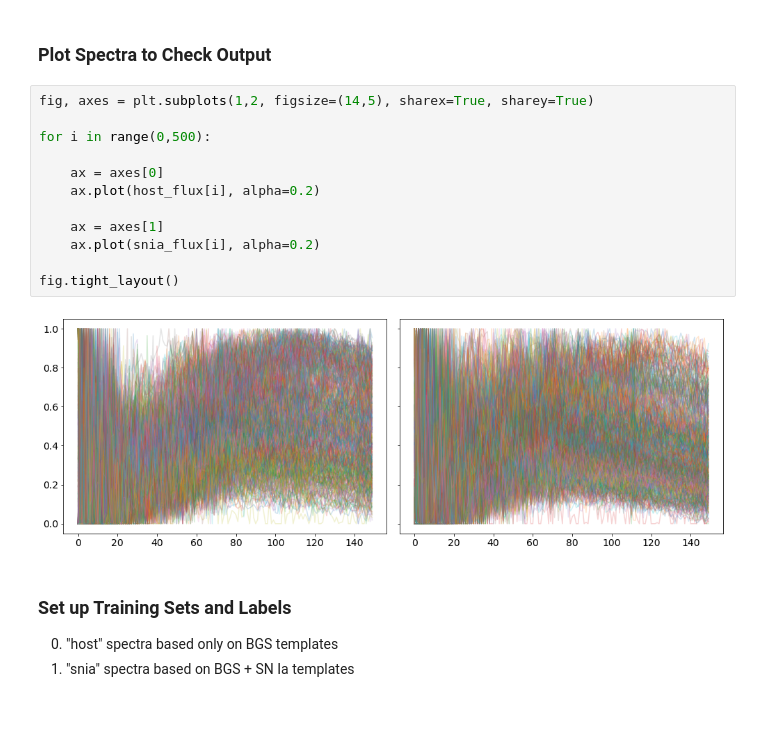
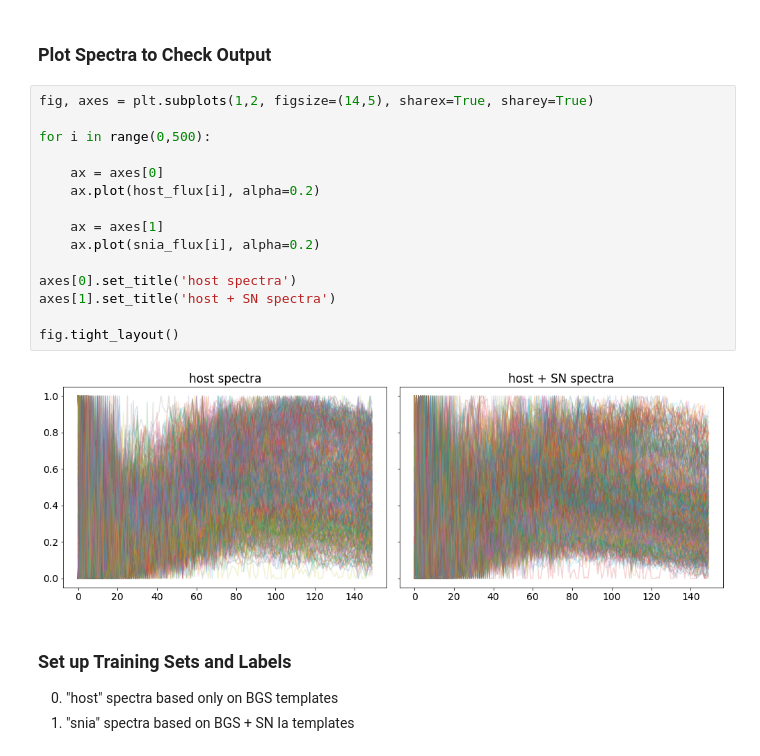
Before and after one commit to desihub/timedomain, a Jupyter notebook: desitrip/docs/nb/cnn_training.ipynb, the cells around one changed output. Drawn from its saved outputs; the diff is of its cells as text; blank space fills up the shorter version.

Commit message:
Add label to diagnostic plot.

```diff
--- a/desitrip/docs/nb/cnn_training.ipynb
+++ b/desitrip/docs/nb/cnn_training.ipynb
@@ -84,17 +84,20 @@ nhost, nsnia, nbins
 # %%
 fig, axes = plt.subplots(1,2, figsize=(14,5), sharex=True, sharey=True)
 
 for i in range(0,500):
 
     ax = axes[0]
     ax.plot(host_flux[i], alpha=0.2)
 
     ax = axes[1]
     ax.plot(snia_flux[i], alpha=0.2)
 
+axes[0].set_title('host spectra')
+axes[1].set_title('host + SN spectra')
+
 fig.tight_layout()
 # %% [output]
-[figure, old version]
+[figure, new version]
 # %% [markdown]
 ### Set up Training Sets and Labels
 
```
